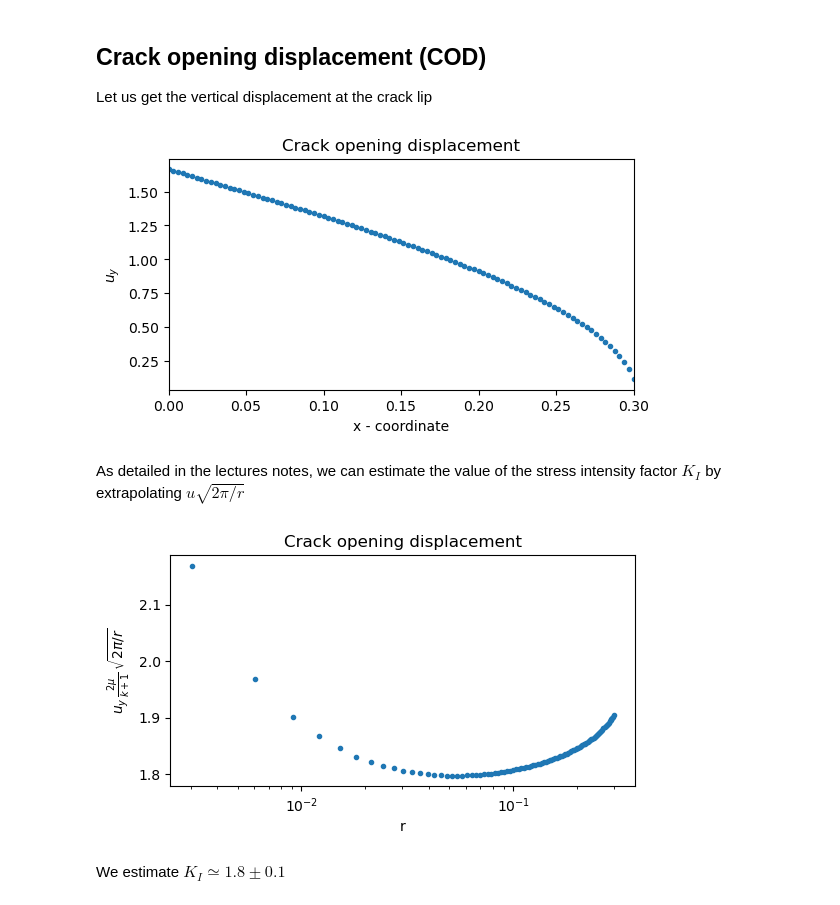
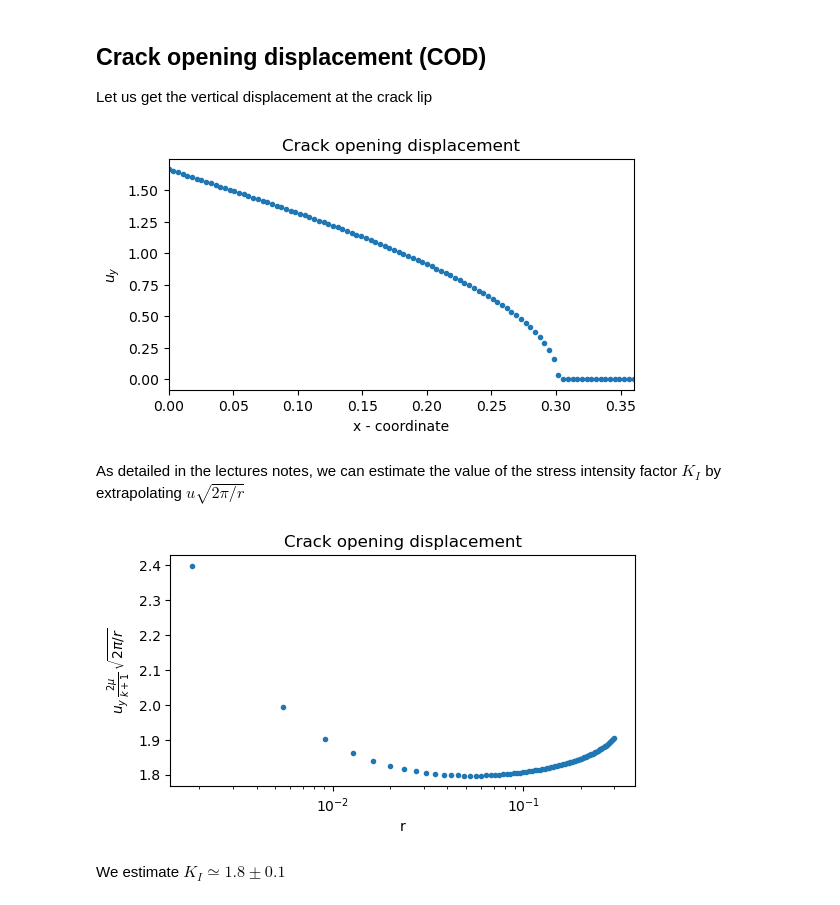
Before and after one commit to newfrac/fenicsx-fracture, a Jupyter notebook: notebooks/linear-elasticity/02-LEFM.ipynb, the cells around one changed output. Drawn from its saved outputs; the diff is of its cells as text; code cells hidden in the pictures.

```diff
--- a/notebooks/linear-elasticity/02-LEFM.ipynb
+++ b/notebooks/linear-elasticity/02-LEFM.ipynb
@@ -84,20 +81,20 @@ The potential energy for Lcrack=3.000e-01 is -4.114e-01
 Let us get the vertical displacement at the crack lip
 # %%
 from evaluate_at_points import evaluate_at_points
-xs = np.linspace(0,Lcrack,100)
+xs = np.linspace(0,Lcrack * 1.2 ,100)
 ys = 0.0 * np.ones_like(xs)
 zs = 0.0 * np.ones_like(xs)
 points = np.array([xs,ys,zs])
 u_values = evaluate_at_points(points,uh)
 us = u_values[:,1]
 plt.plot(xs,us,".")
-plt.xlim([0.,Lcrack])
+plt.xlim([0.,Lcrack *1.2])
 plt.xlabel("x - coordinate")
 plt.ylabel(r"$u_y$")
 plt.title("Crack opening displacement")
 plt.savefig(f"{outdir}/COD.png")
 # %% [output]
-[figure, old version]
+[figure, new version]
 # %% [markdown]
 As detailed in the lectures notes, we can estimate the value of the stress intensity factor $K_I$ by extrapolating $u \sqrt{2\pi/ r}$
 # %%
@@ -117,7 +114,7 @@ plt.ylabel(r"${u_y} \,\frac{2\mu}{k+1} \,\sqrt{2\pi/r}$")
 plt.title("Crack opening displacement")
 plt.savefig(f"{outdir}/KI-COD.png")
 # %% [output]
-[figure, old version]
+[figure, new version]
 # %% [markdown]
 We estimate $K_I\simeq 1.8\pm0.1$
 # %% [markdown]
```
Also changed, not shown: parts of 6 cells of this notebook, 4 other files.
